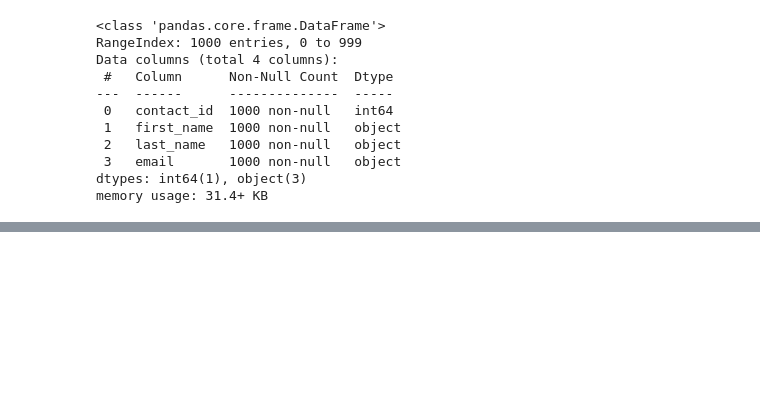
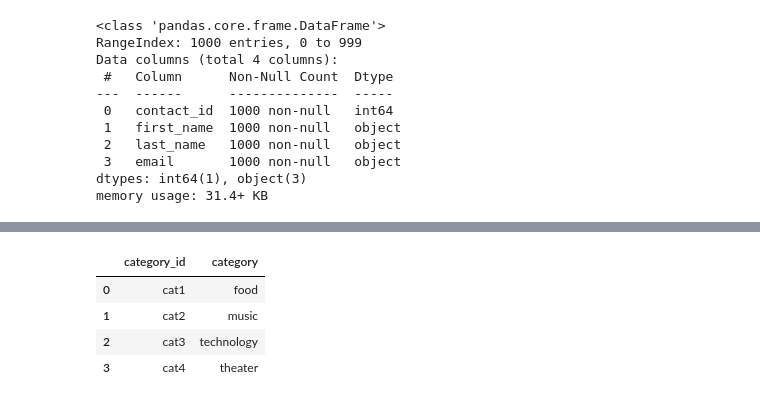
Before and after one commit to data-analyst05/Crowdfunding_ETL, a Jupyter notebook: ETL_Mini_Project_Ese.ipynb, the cells around one changed output, grey strips where cells are left out. Cells and saved outputs as stored; diff of their text form; code cells hidden in the pictures; blank space fills up the shorter version.

```diff
--- a/ETL_Mini_Project_Ese.ipynb
+++ b/ETL_Mini_Project_Ese.ipynb
@@ -665,0 +553,10 @@ contacts_df_clean.to_csv("Resources/contacts_clean_2.csv", encoding='utf8', inde
+# %%
+query = "SELECT * FROM categories;"
+result_df = pd.read_sql_query(query, engine)
+result_df.head(4)
+# %% [output]
+|  | category_id | category |
+| 0 | cat1 | food |
+| 1 | cat2 | music |
+| 2 | cat3 | technology |
+| 3 | cat4 | theater |
```
Also changed, not shown: parts of 23 cells of this notebook, 2 other files.
